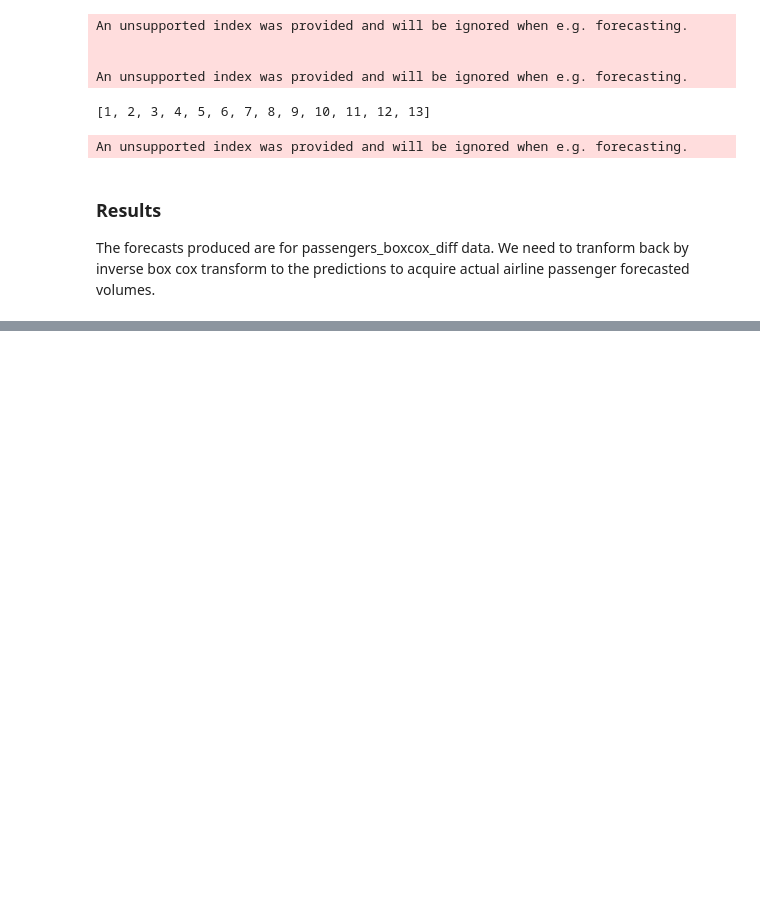
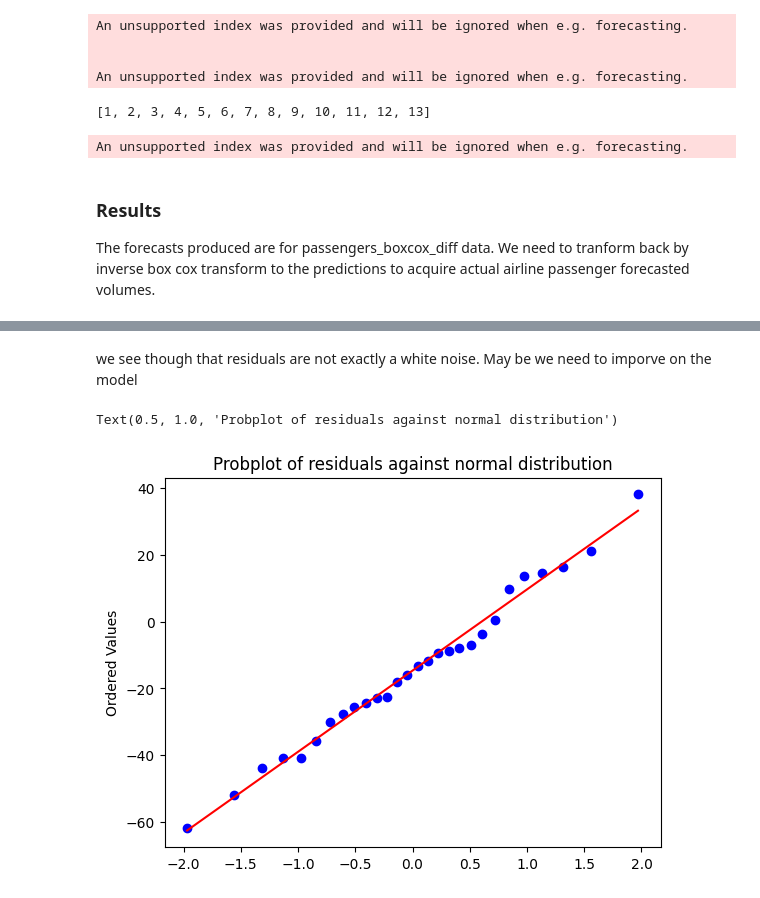
Before and after one commit to jaivrat/time-series, a Jupyter notebook: t-series-python/14-AutoregressiveModel.ipynb, the cells around one changed output, grey strips where cells are left out. Drawn from its saved outputs; the diff is of its cells as text; code cells hidden in the pictures; blank space fills up the shorter version.

```diff
--- a/t-series-python/14-AutoregressiveModel.ipynb
+++ b/t-series-python/14-AutoregressiveModel.ipynb
@@ -161,0 +241,14 @@ No supported index is available. In the next version, calling this method in a m
+# %% [markdown]
+we see though that residuals are not exactly a white noise. May be we need to imporve on the model
+# %%
+import matplotlib.pyplot as plt
+from scipy import stats
+
+fig = plt.figure()
+ax1 = fig.add_subplot(111)
+prob = stats.probplot(residuals, dist=stats.norm, plot=ax1)
+ax1.set_xlabel('')
+ax1.set_title('Probplot of residuals against normal distribution')
+# %% [output]
+Text(0.5, 1.0, 'Probplot of residuals against normal distribution')
+[figure, added]
```
Also changed, not shown: parts of 14 cells of this notebook, 1 other file.
